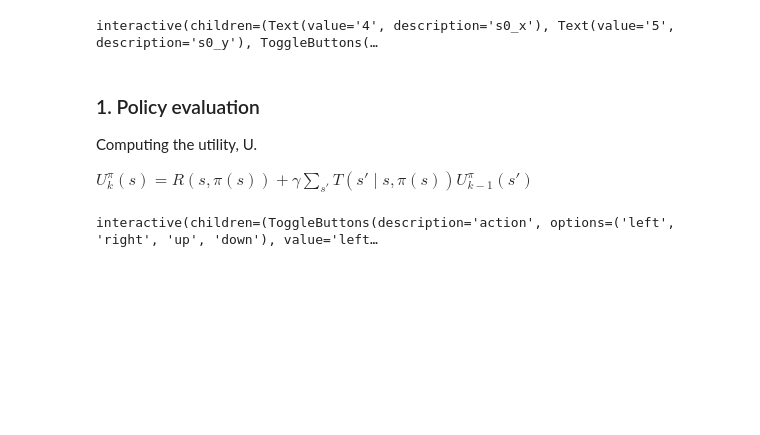
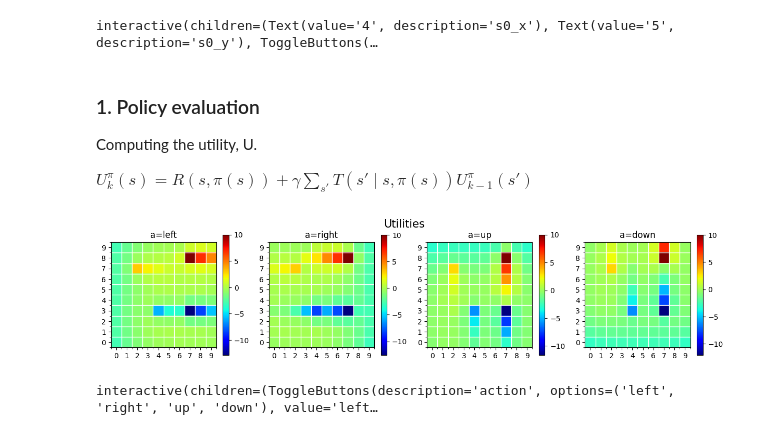
Before and after one commit to AKALANKA28/Markov_Decision_Process, a Jupyter notebook: Markov_Decision_Process.ipynb, the cells around one changed output. Saved outputs shown, nothing was run; the diff lists cells and outputs as text; code cells hidden in the pictures; blank space fills up the shorter version.

```diff
--- a/Markov_Decision_Process.ipynb
+++ b/Markov_Decision_Process.ipynb
@@ -207,17 +207,25 @@ interactive(children=(Text(value='4', description='s0_x'), Text(value='5', descr
 Computing the utility, U.
 
 $U^\pi_k(s) = R(s, \pi(s)) + \gamma \sum_{s'} T(s' \mid s, \pi(s))U^\pi_{k-1}(s')$
-# %%
-def iterativePolicyEvaluation(mdp, policy, numIterations=10):
-    U = np.zeros(len(mdp.S))
-    U_old = copy.copy(U)
-    for t in range(numIterations):
-        for s in mdp.S:
-            # U_pi_k(s) = R(s, pi(s)) + gamma * sum(T(s' | s, pi(s)) * U_pi_k-1(s'))
-            current_policy_s = policy[s] # Get the action for the current state s
-            U[s] = mdp.R[s, current_policy_s] + mdp.discount * np.sum(mdp.T[s, current_policy_s, :] * U_old)
-        U_old = copy.copy(U)
-    return U
+# %%
+def iterativePolicyEvaluation(mdp, policy, numIterations=10):
+    U = np.zeros(len(mdp.S))
+    U_old = copy.copy(U)
+    for t in range(numIterations):
+        #type your code here
+    return U
+
+numIterations = 5
+pl.figure(figsize=(15,3))
+pl.suptitle('Utilities', fontsize=15)
+for a in range(4):
+    pl.subplot(1,4,a+1)
+    U = iterativePolicyEvaluation(mdp=mdp, policy=a, numIterations=numIterations)
+    mdp.gridPlot(ax=pl.gca(), im=U.reshape(10,10), title='a='+mdp.A[a], cmap='jet')
+pl.show()
+#print(np.round(U.reshape(10,10),3))
+# %% [output]
+[figure, added]
 # %%
 def f(action, numIter=1):
     U = iterativePolicyEvaluation(mdp, policy=mdp.A.index(action), numIterations=numIter)
```
Also changed, not shown: parts of 2 cells of this notebook.
